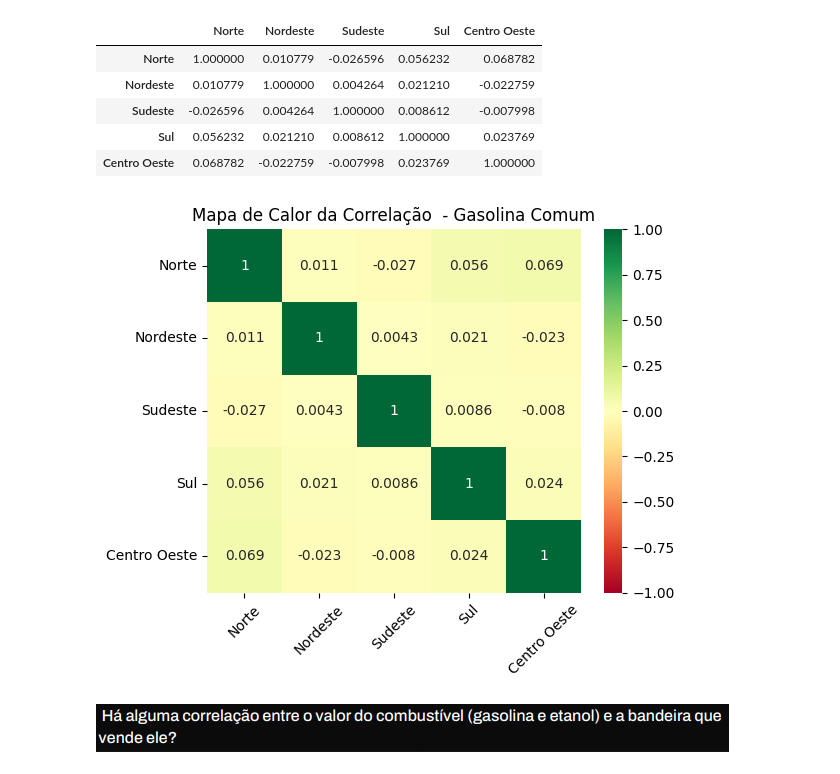
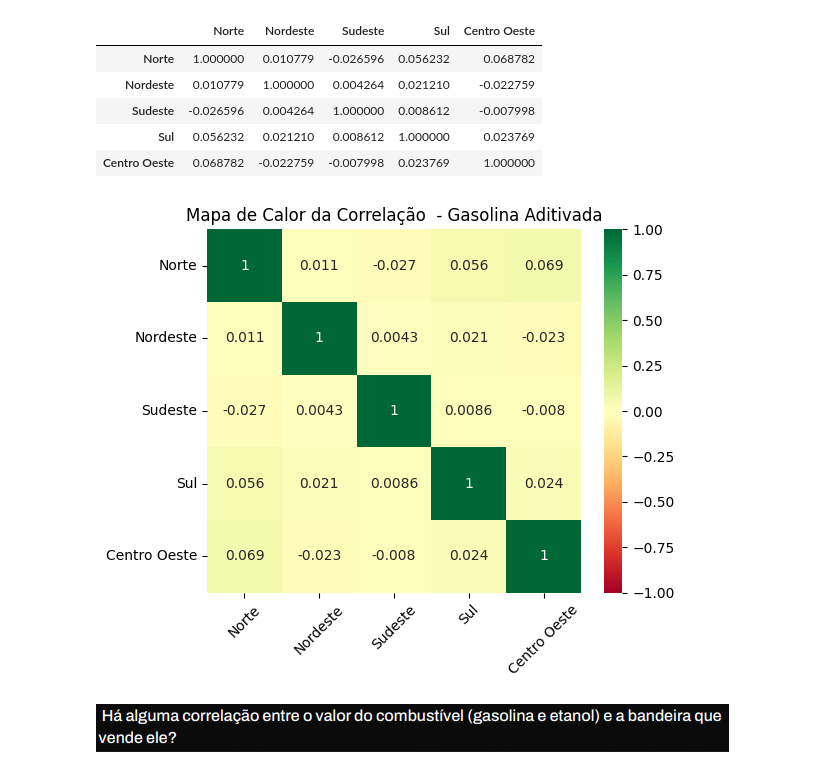
Before and after one commit to CassioRibeiro/PGM4, a Jupyter notebook: PGM4.ipynb, the cells around one changed output. Saved outputs shown, nothing was run; the diff lists cells and outputs as text; code cells hidden in the pictures.

```diff
--- a/PGM4.ipynb
+++ b/PGM4.ipynb
@@ -634,18 +682,18 @@ reg_aditivada.corr()
 # %%
 # Configuração do mapa de calor com escala de cores personalizada
 plt.figure(figsize=(6, 5))
 sns.heatmap(reg_aditivada.corr(), annot=True, cmap='RdYlGn', vmin=-1, vmax=1)
 
 # Configurações adicionais
-plt.title('Mapa de Calor da Correlação  - Gasolina Comum')
+plt.title('Mapa de Calor da Correlação  - Gasolina Aditivada')
 plt.xticks(rotation=45)
 plt.yticks(rotation=0)
 plt.tight_layout()
 
 # Exibição do mapa de calor
 plt.show()
 # %% [output]
-[figure, old version]
+[figure, new version]
 # %% [markdown]
 ![image.png](embedded-picture-1)
 # %%
```
Also changed, not shown: parts of 18 cells of this notebook.
